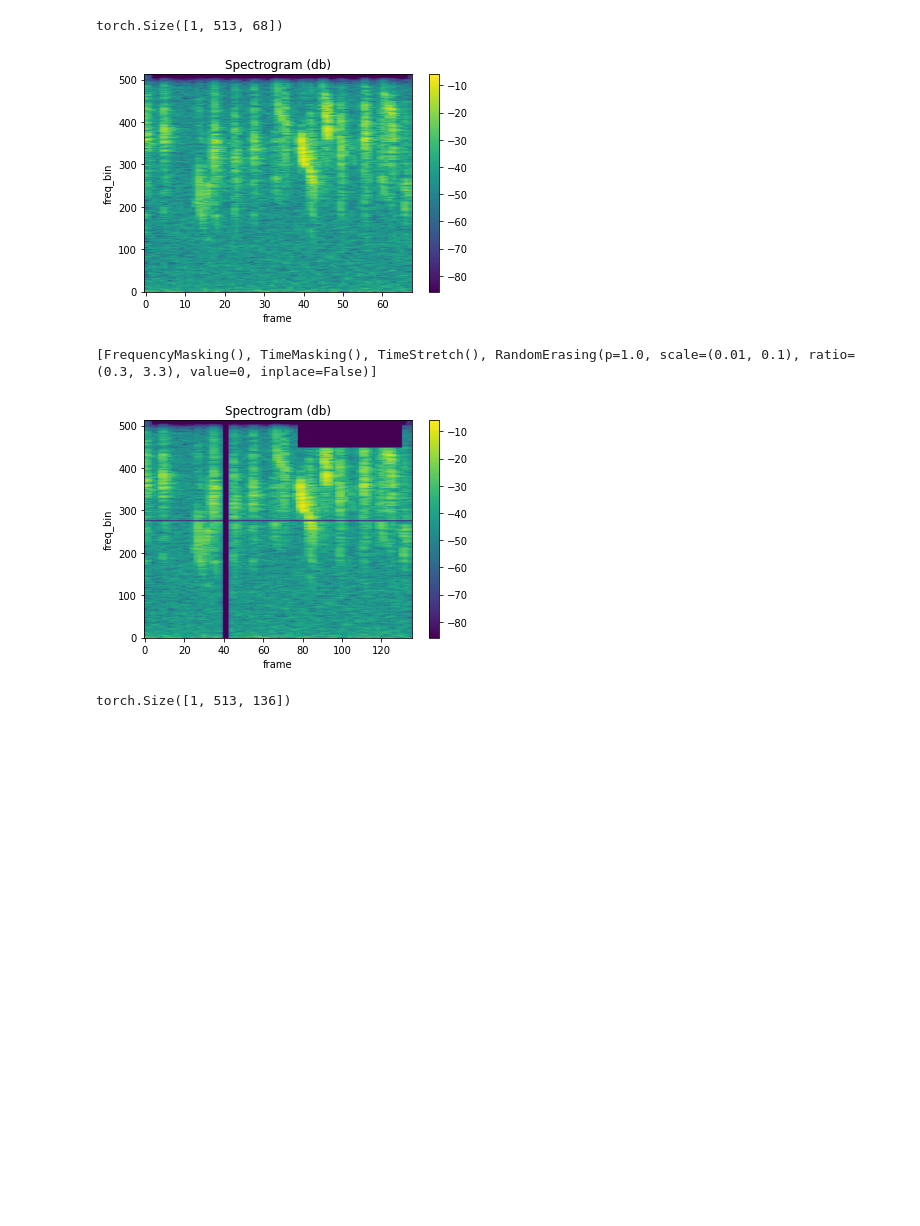
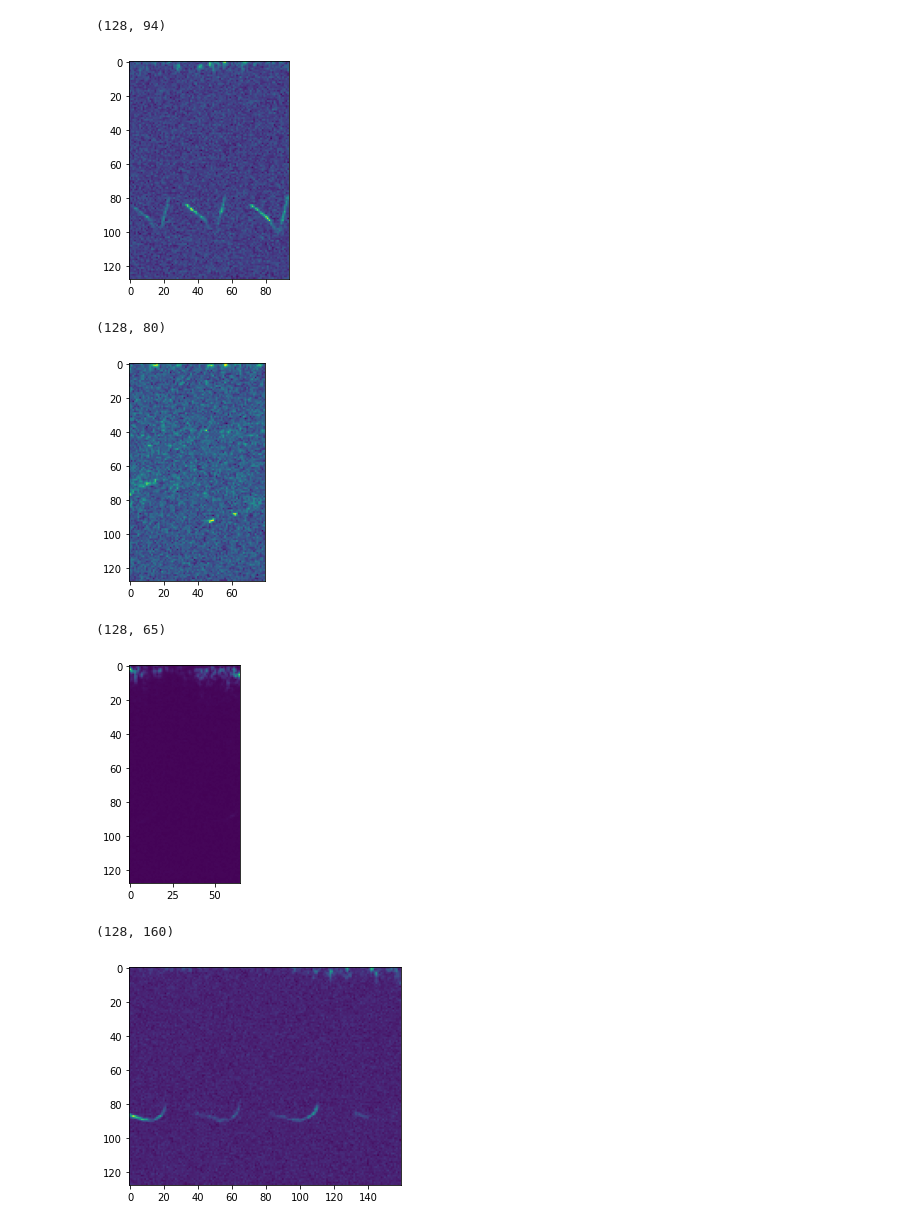
Before and after one commit to ixobert/birds-generation, a Jupyter notebook: src/notebooks/specaug.ipynb, the cells around one changed output. Cells and saved outputs as stored; diff of their text form; code cells hidden in the pictures; blank space fills up the shorter version.

```diff
--- a/src/notebooks/specaug.ipynb
+++ b/src/notebooks/specaug.ipynb
@@ -256,25 +250,33 @@ def plot_spectrogram(spec, title=None, ylabel="freq_bin", aspect="auto", xmax=No
 # %%
-audio_file = "../../data/cleaned_train/Sylcan_song/nips4b_birds_trainfile034-42e299.wav"
-waveform, sr = get_speech_sample(audio_file, resample=16384)
-spectrogram = T.Spectrogram(
-    n_fft=1024,
-    win_length=1024,
-    hop_length=256,
-    center=True,
-    pad_mode="reflect",
-    power=2.0,
-)
-spec = spectrogram(waveform)
-print(spec.shape)
-plot_spectrogram(spec[0])
+# audio_file = "../../data/cleaned_train/Sylcan_song/nips4b_birds_trainfile034-42e299.wav"
+# waveform, sr = get_speech_sample(audio_file, resample=16384)
+# spectrogram = T.Spectrogram(
+#     n_fft=1024,
+#     win_length=1024,
+#     hop_length=256,
+#     center=True,
+#     pad_mode="reflect",
+#     power=2.0,
+# )
+# spec = spectrogram(waveform)
+# print(spec.shape)
+# plot_spectrogram(spec[0])
-# %% [output]
-torch.Size([1, 513, 68])
-[figure, removed]
 # %%
-out = transform(spec)['image']
-plot_spectrogram(out[0])
-out.shape
+# out = transform(spec)['image']
+# plot_spectrogram(out[0])
+# out.shape
-# %% [output]
-[FrequencyMasking(), TimeMasking(), TimeStretch(), RandomErasing(p=1.0, scale=(0.01, 0.1), ratio=(0.3, 3.3), value=0, inplace=False)]
-[figure, removed]
-torch.Size([1, 513, 136])
+# %%
+for file in glob.glob("/Users/test/Documents/Projects/Master/birds-generation/dummy_generation/input_noise/Alaarv_song/*.npy"):
+    audio = np.load(file)
+    print(audio.shape)
+    plt.imshow(audio)
+    plt.show()
+# %% [output]
+(128, 94)
+[figure, added]
+(128, 80)
+[figure, added]
+(128, 65)
+[figure, added]
+(128, 160)
+[figure, added]
```
Also changed, not shown: parts of 6 cells of this notebook, 4 other files.
